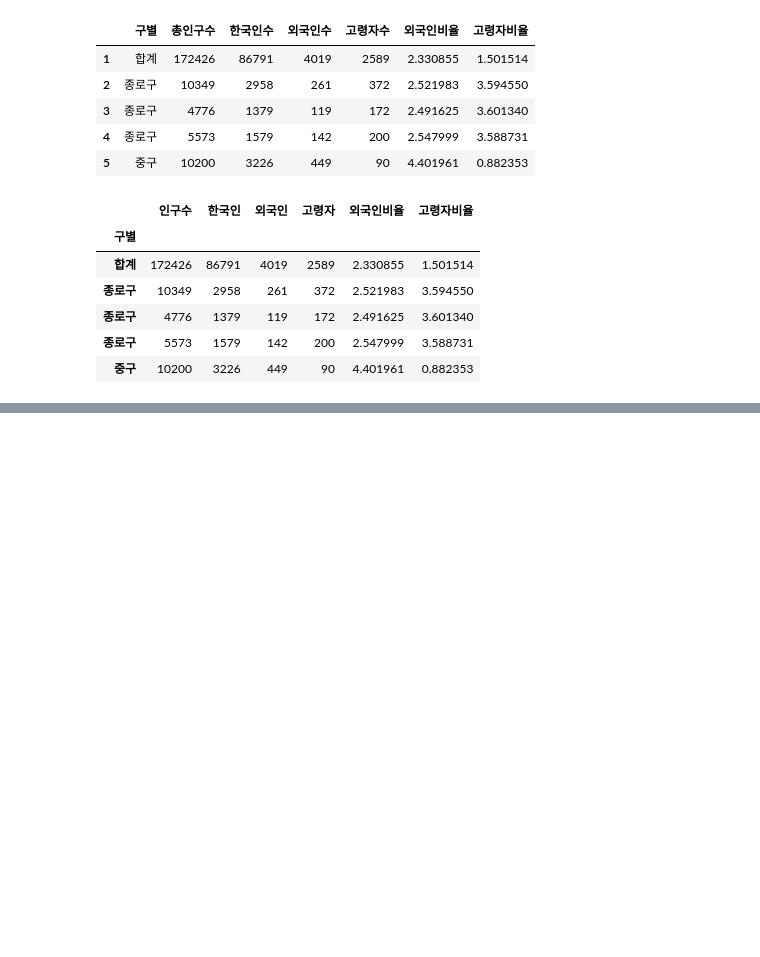
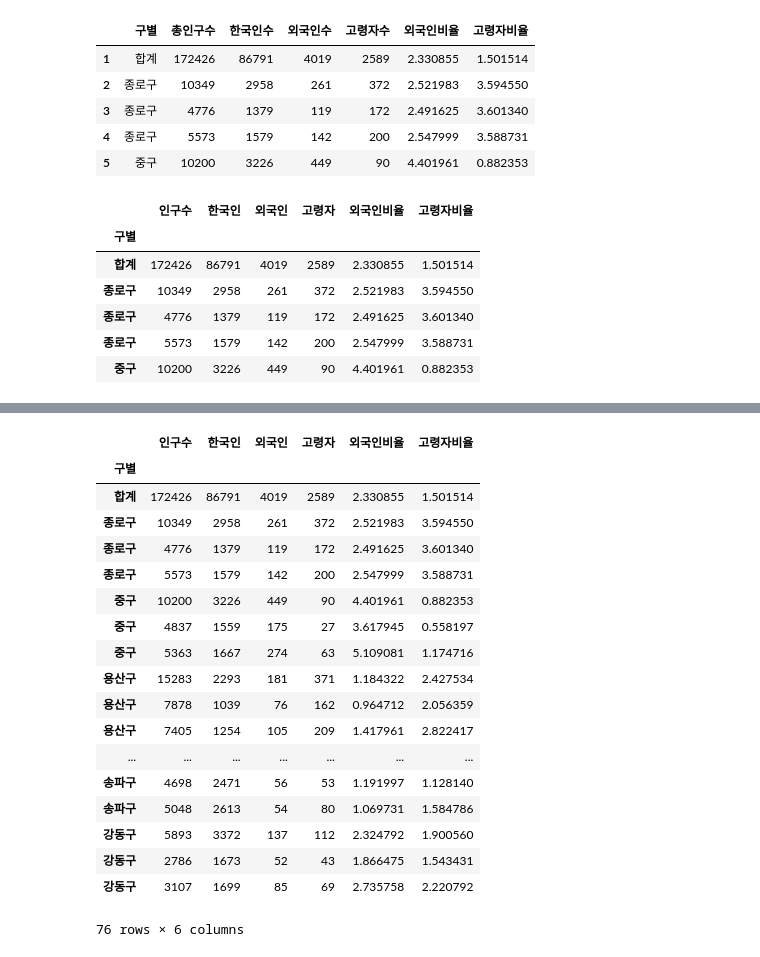
Before and after one commit to shypang/python_practice, a Jupyter notebook: souce/DataMerge.ipynb, the cells around one changed output, grey strips where cells are left out. Saved outputs shown, nothing was run; the diff lists cells and outputs as text; code cells hidden in the pictures; blank space fills up the shorter version.

```diff
--- a/souce/DataMerge.ipynb
+++ b/souce/DataMerge.ipynb
@@ -511,0 +537,22 @@ FileNotFoundError: File b'../data/price_nongsan.csv' does not exist
+# %%
+people
+# %% [output]
+|  | 인구수 | 한국인 | 외국인 | 고령자 | 외국인비율 | 고령자비율 |
+| 구별 |  |  |  |  |  |  |
+| 합계 | 172426 | 86791 | 4019 | 2589 | 2.330855 | 1.501514 |
+| 종로구 | 10349 | 2958 | 261 | 372 | 2.521983 | 3.594550 |
+| 종로구 | 4776 | 1379 | 119 | 172 | 2.491625 | 3.601340 |
+| 종로구 | 5573 | 1579 | 142 | 200 | 2.547999 | 3.588731 |
+| 중구 | 10200 | 3226 | 449 | 90 | 4.401961 | 0.882353 |
+| 중구 | 4837 | 1559 | 175 | 27 | 3.617945 | 0.558197 |
+| 중구 | 5363 | 1667 | 274 | 63 | 5.109081 | 1.174716 |
+| 용산구 | 15283 | 2293 | 181 | 371 | 1.184322 | 2.427534 |
+| 용산구 | 7878 | 1039 | 76 | 162 | 0.964712 | 2.056359 |
+| 용산구 | 7405 | 1254 | 105 | 209 | 1.417961 | 2.822417 |
+| ... | ... | ... | ... | ... | ... | ... |
+| 송파구 | 4698 | 2471 | 56 | 53 | 1.191997 | 1.128140 |
+| 송파구 | 5048 | 2613 | 54 | 80 | 1.069731 | 1.584786 |
+| 강동구 | 5893 | 3372 | 137 | 112 | 2.324792 | 1.900560 |
+| 강동구 | 2786 | 1673 | 52 | 43 | 1.866475 | 1.543431 |
+| 강동구 | 3107 | 1699 | 85 | 69 | 2.735758 | 2.220792 |
+76 rows × 6 columns
```
Also changed, not shown: parts of 5 cells of this notebook.
